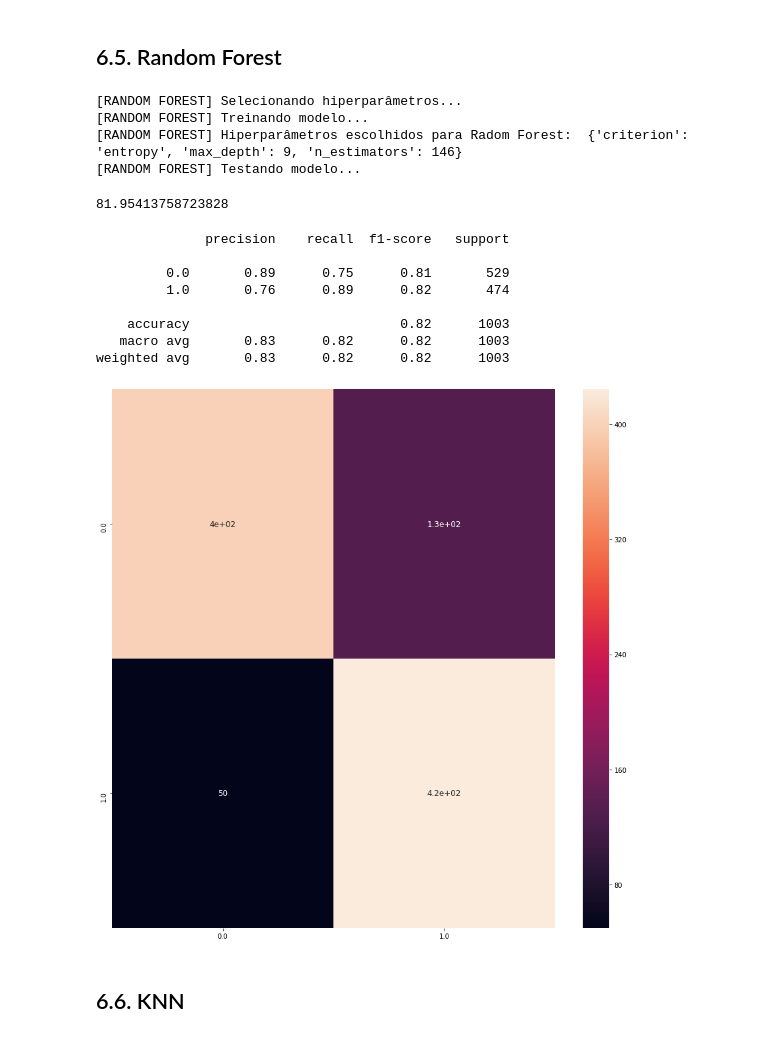
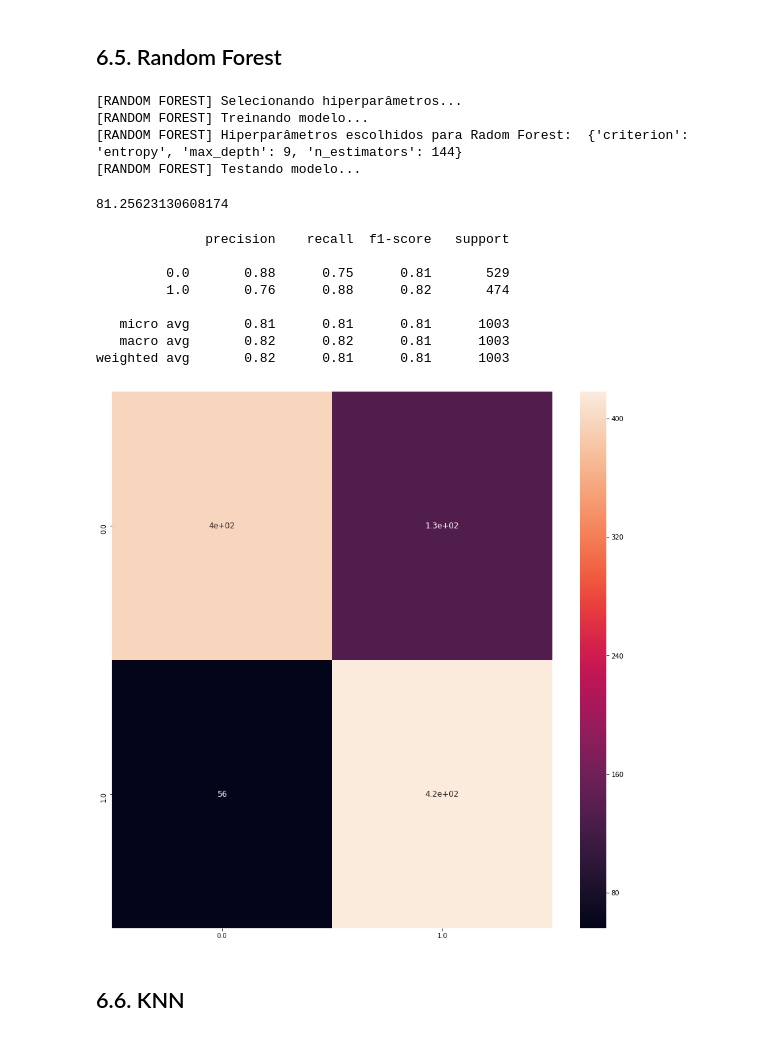
Before and after one commit to EdvarFilho/TrabalhoAprendizagemDeMaquina, a Jupyter notebook: Analisador de Fake News.ipynb, the cells around one changed output. Drawn from its saved outputs; the diff is of its cells as text; code cells hidden in the pictures.

```diff
--- a/Analisador de Fake News.ipynb
+++ b/Analisador de Fake News.ipynb
@@ -514,34 +507,34 @@ plt.savefig('SVM.png')
 # %% [markdown]
 ## 6.5. Random Forest
 # %%
-y_pred = predictRF(fitRF(x_train, y_train,'gini', 100, 5), x_train, y_train, x_test)
-acc(y_test, y_pred)
+y_predRF = predictRF(fitRF(x_train, y_train), x_train, y_train, x_test)
+acc(y_test, y_predRF)
 # %% [output]
 [RANDOM FOREST] Selecionando hiperparâmetros...
 [RANDOM FOREST] Treinando modelo...
-[RANDOM FOREST] Hiperparâmetros escolhidos para Radom Forest:  {'criterion': 'entropy', 'max_depth': 9, 'n_estimators': 146}
+[RANDOM FOREST] Hiperparâmetros escolhidos para Radom Forest:  {'criterion': 'entropy', 'max_depth': 9, 'n_estimators': 144}
 [RANDOM FOREST] Testando modelo...
-81.95413758723828
+81.25623130608174
 # %%
-print(classification_report(y_test, y_pred))
+print(classification_report(y_test, y_predRF))
 # %% [output]
               precision    recall  f1-score   support
 
-         0.0       0.89      0.75      0.81       529
-         1.0       0.76      0.89      0.82       474
+         0.0       0.88      0.75      0.81       529
+         1.0       0.76      0.88      0.82       474
 
-    accuracy                           0.82      1003
-   macro avg       0.83      0.82      0.82      1003
-weighted avg       0.83      0.82      0.82      1003
+   micro avg       0.81      0.81      0.81      1003
+   macro avg       0.82      0.82      0.81      1003
+weighted avg       0.82      0.81      0.81      1003
 # %%
-cm = confusion_matrix(y_test, y_pred)
+cm = confusion_matrix(y_test, y_predRF)
 cm_df = pd.DataFrame(cm, index = np.unique(y_test), columns = np.unique(y_test))
 
 plt.figure(figsize=(15,15))
 sb.heatmap(cm_df, annot=True, annot_kws={"size": 12})
 plt.savefig('RF.png')
 # %% [output]
-[figure, old version]
+[figure, new version]
 # %% [markdown]
 ## 6.6. KNN
 # %%
```
Also changed, not shown: parts of 23 cells of this notebook, 15 other files.
